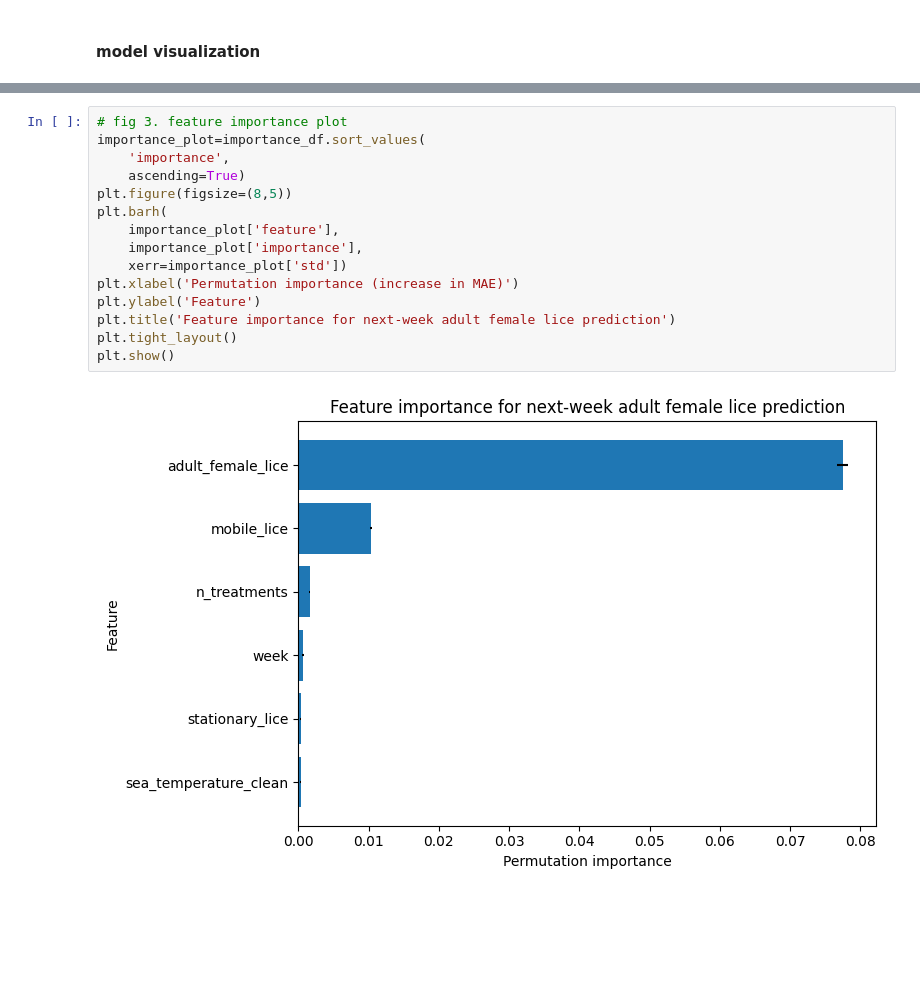
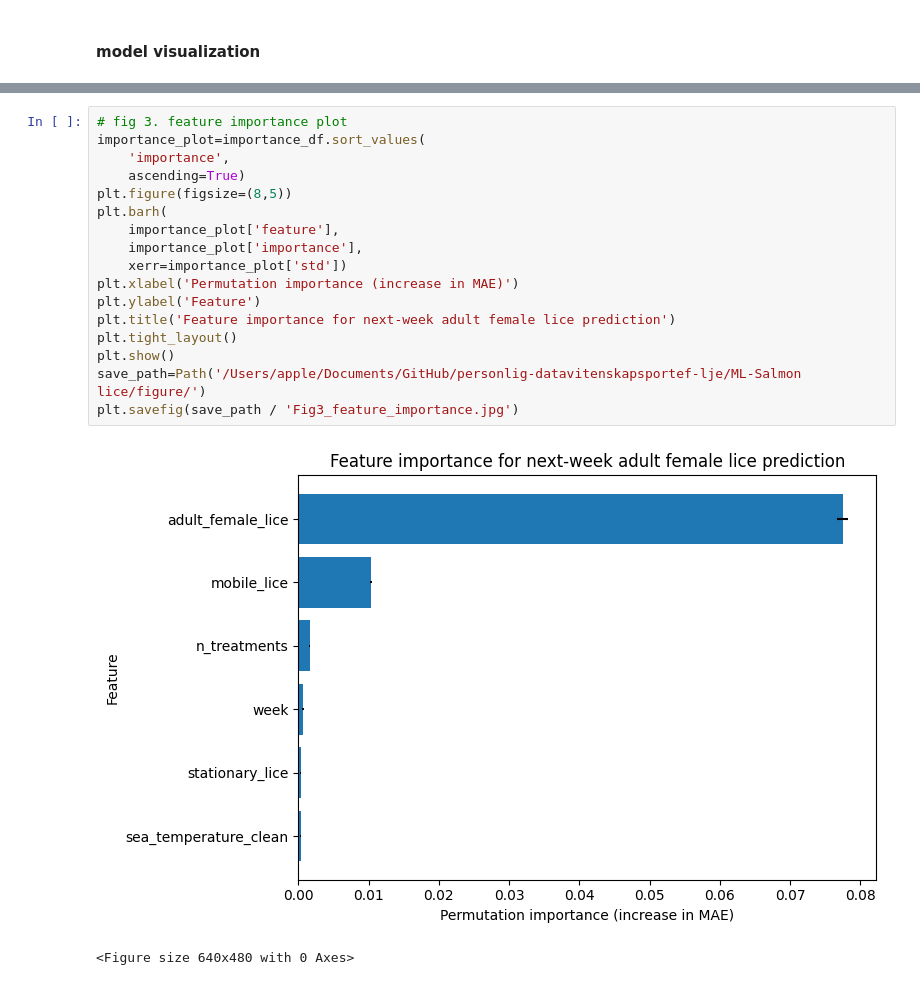
Before and after one commit to JXXCgit/personlig-datavitenskapsportef-lje, a Jupyter notebook: ML-Salmon lice/notebook/Salmon lice_ML.ipynb, the cells around one changed output, grey strips where cells are left out. Saved outputs shown, nothing was run; the diff lists cells and outputs as text; blank space fills up the shorter version.

```diff
--- a/ML-Salmon lice/notebook/Salmon lice_ML.ipynb
+++ b/ML-Salmon lice/notebook/Salmon lice_ML.ipynb
@@ -719,20 +764,23 @@ plt.show()
 # %%
 # fig 3. feature importance plot
 importance_plot=importance_df.sort_values(
     'importance',
     ascending=True)
 plt.figure(figsize=(8,5))
 plt.barh(
     importance_plot['feature'],
     importance_plot['importance'],
     xerr=importance_plot['std'])
 plt.xlabel('Permutation importance (increase in MAE)')
 plt.ylabel('Feature')
 plt.title('Feature importance for next-week adult female lice prediction')
 plt.tight_layout()
 plt.show()
+save_path=Path('/Users/apple/Documents/GitHub/personlig-datavitenskapsportef-lje/ML-Salmon lice/figure/')
+plt.savefig(save_path / 'Fig3_feature_importance.jpg')
 # %% [output]
-[figure, old version]
+[figure, new version]
+<Figure size 640x480 with 0 Axes>
 # %%
 # fig 4.1. Actual vs Predicted，based on 2025 test data
 plt.figure(figsize=(6, 6))
```
Also changed, not shown: parts of 9 cells of this notebook, 7 other files.
